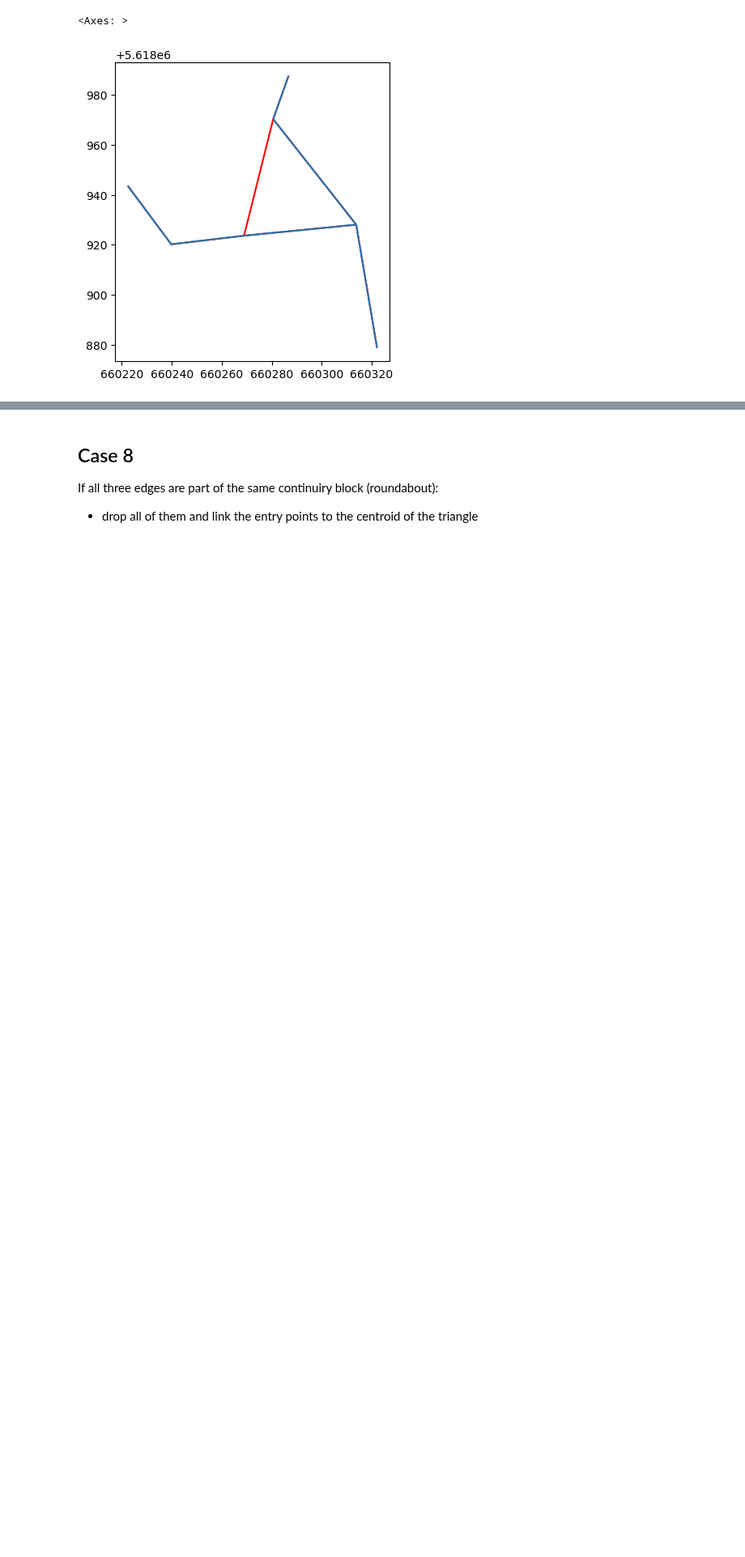
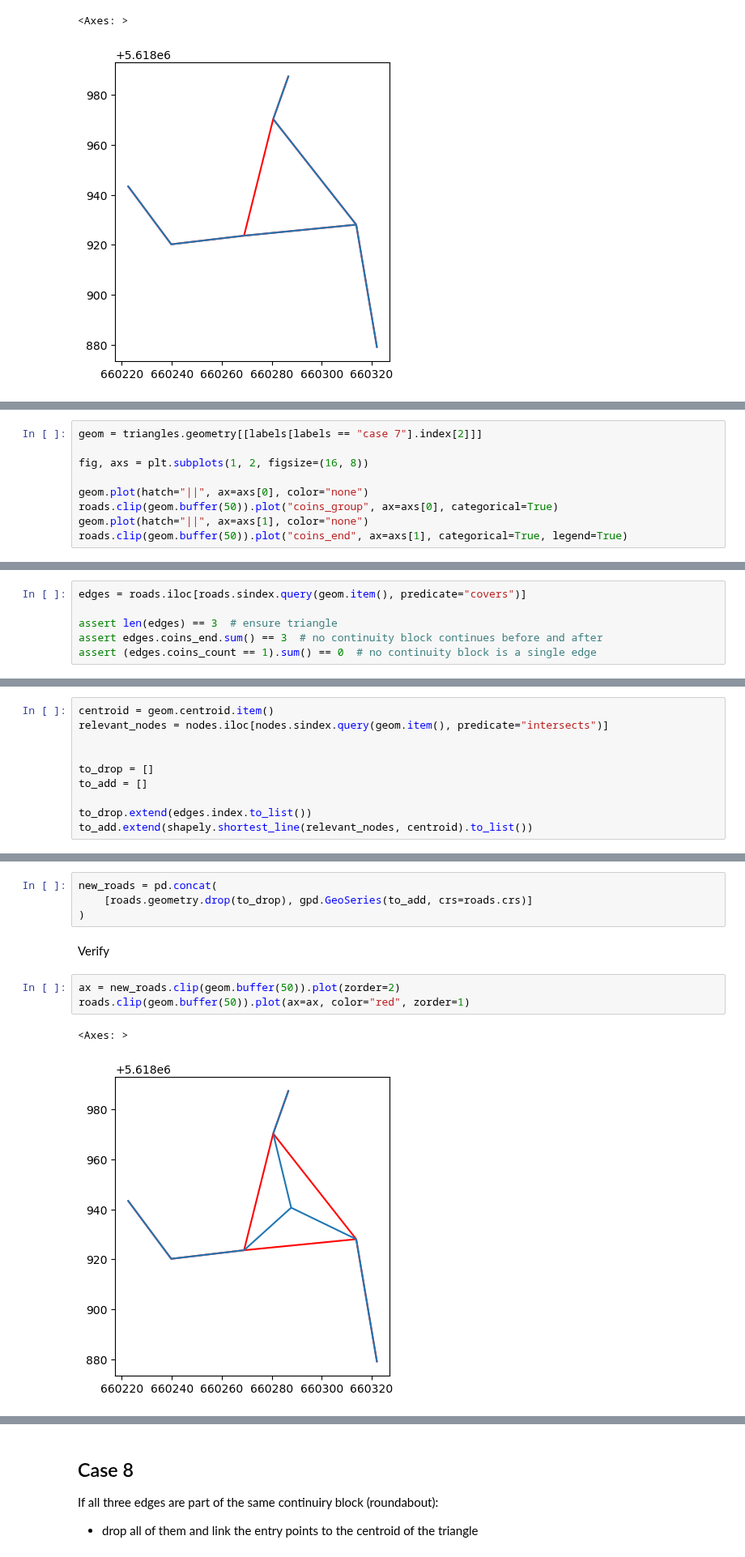
Before and after one commit to uscuni/simplification, a Jupyter notebook: code/triangles.ipynb, the cells around one changed output, grey strips where cells are left out. Shown at 81% size. Drawn from its saved outputs; the diff is of its cells as text; blank space fills up the shorter version.

Commit message:
check that shortest lines are within; options for case 7

```diff
--- a/code/triangles.ipynb
+++ b/code/triangles.ipynb
@@ -542,0 +558,9 @@ roads.clip(geom.buffer(50)).plot(ax=ax, color="red", zorder=1)
+# %%
+geom = triangles.geometry[[labels[labels == "case 7"].index[2]]]
+
+fig, axs = plt.subplots(1, 2, figsize=(16, 8))
+
+geom.plot(hatch="||", ax=axs[0], color="none")
+roads.clip(geom.buffer(50)).plot("coins_group", ax=axs[0], categorical=True)
+geom.plot(hatch="||", ax=axs[1], color="none")
+roads.clip(geom.buffer(50)).plot("coins_end", ax=axs[1], categorical=True, legend=True)
@@ -542,0 +572,6 @@ roads.clip(geom.buffer(50)).plot(ax=ax, color="red", zorder=1)
+# %%
+edges = roads.iloc[roads.sindex.query(geom.item(), predicate="covers")]
+
+assert len(edges) == 3  # ensure triangle
+assert edges.coins_end.sum() == 3  # no continuity block continues before and after
+assert (edges.coins_count == 1).sum() == 0  # no continuity block is a single edge
@@ -542,0 +580,10 @@ roads.clip(geom.buffer(50)).plot(ax=ax, color="red", zorder=1)
+# %%
+centroid = geom.centroid.item()
+relevant_nodes = nodes.iloc[nodes.sindex.query(geom.item(), predicate="intersects")]
+
+
+to_drop = []
+to_add = []
+
+to_drop.extend(edges.index.to_list())
+to_add.extend(shapely.shortest_line(relevant_nodes, centroid).to_list())
@@ -542,0 +592,12 @@ roads.clip(geom.buffer(50)).plot(ax=ax, color="red", zorder=1)
+# %%
+new_roads = pd.concat(
+    [roads.geometry.drop(to_drop), gpd.GeoSeries(to_add, crs=roads.crs)]
+)
+# %% [markdown]
+Verify
+# %%
+ax = new_roads.clip(geom.buffer(50)).plot(zorder=2)
+roads.clip(geom.buffer(50)).plot(ax=ax, color="red", zorder=1)
+# %% [output]
+<Axes: >
+[figure, added]
```
Also changed, not shown: parts of 27 cells of this notebook.
